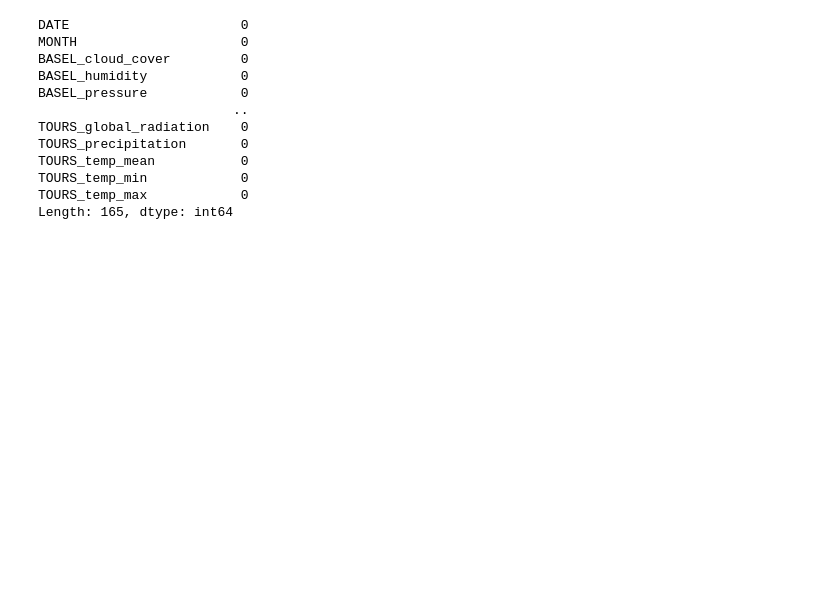
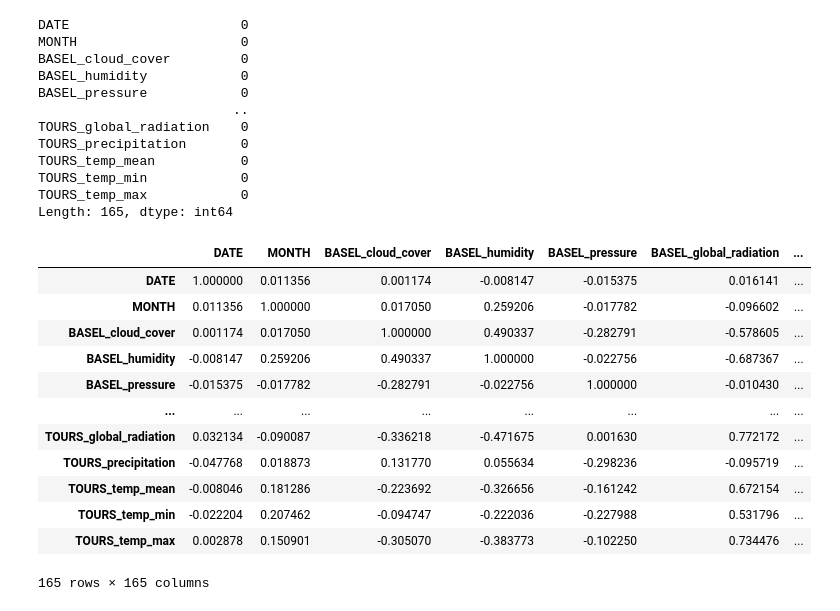
Before and after one commit to mdsohailalam0805-collab/ML-30-Day-Challenge, a Jupyter notebook: Day-04-Polynomial-Regression-Temperature/temperature_prediction.ipynb, the cells around one changed output. Drawn from its saved outputs; the diff is of its cells as text; code cells hidden in the pictures; blank space fills up the shorter version.

```diff
--- a/Day-04-Polynomial-Regression-Temperature/temperature_prediction.ipynb
+++ b/Day-04-Polynomial-Regression-Temperature/temperature_prediction.ipynb
@@ -67,3 +67,19 @@ TOURS_temp_mean           0
 TOURS_temp_min            0
 TOURS_temp_max            0
 Length: 165, dtype: int64
+# %%
+df.corr(numeric_only=True)
+# %% [output]
+|  | DATE | MONTH | BASEL_cloud_cover | BASEL_humidity | BASEL_pressure | BASEL_global_radiation | ... |
+| DATE | 1.000000 | 0.011356 | 0.001174 | -0.008147 | -0.015375 | 0.016141 | ... |
+| MONTH | 0.011356 | 1.000000 | 0.017050 | 0.259206 | -0.017782 | -0.096602 | ... |
+| BASEL_cloud_cover | 0.001174 | 0.017050 | 1.000000 | 0.490337 | -0.282791 | -0.578605 | ... |
+| BASEL_humidity | -0.008147 | 0.259206 | 0.490337 | 1.000000 | -0.022756 | -0.687367 | ... |
+| BASEL_pressure | -0.015375 | -0.017782 | -0.282791 | -0.022756 | 1.000000 | -0.010430 | ... |
+| ... | ... | ... | ... | ... | ... | ... | ... |
+| TOURS_global_radiation | 0.032134 | -0.090087 | -0.336218 | -0.471675 | 0.001630 | 0.772172 | ... |
+| TOURS_precipitation | -0.047768 | 0.018873 | 0.131770 | 0.055634 | -0.298236 | -0.095719 | ... |
+| TOURS_temp_mean | -0.008046 | 0.181286 | -0.223692 | -0.326656 | -0.161242 | 0.672154 | ... |
+| TOURS_temp_min | -0.022204 | 0.207462 | -0.094747 | -0.222036 | -0.227988 | 0.531796 | ... |
+| TOURS_temp_max | 0.002878 | 0.150901 | -0.305070 | -0.383773 | -0.102250 | 0.734476 | ... |
+165 rows × 165 columns
```
Also changed, not shown: parts of 5 cells of this notebook.
